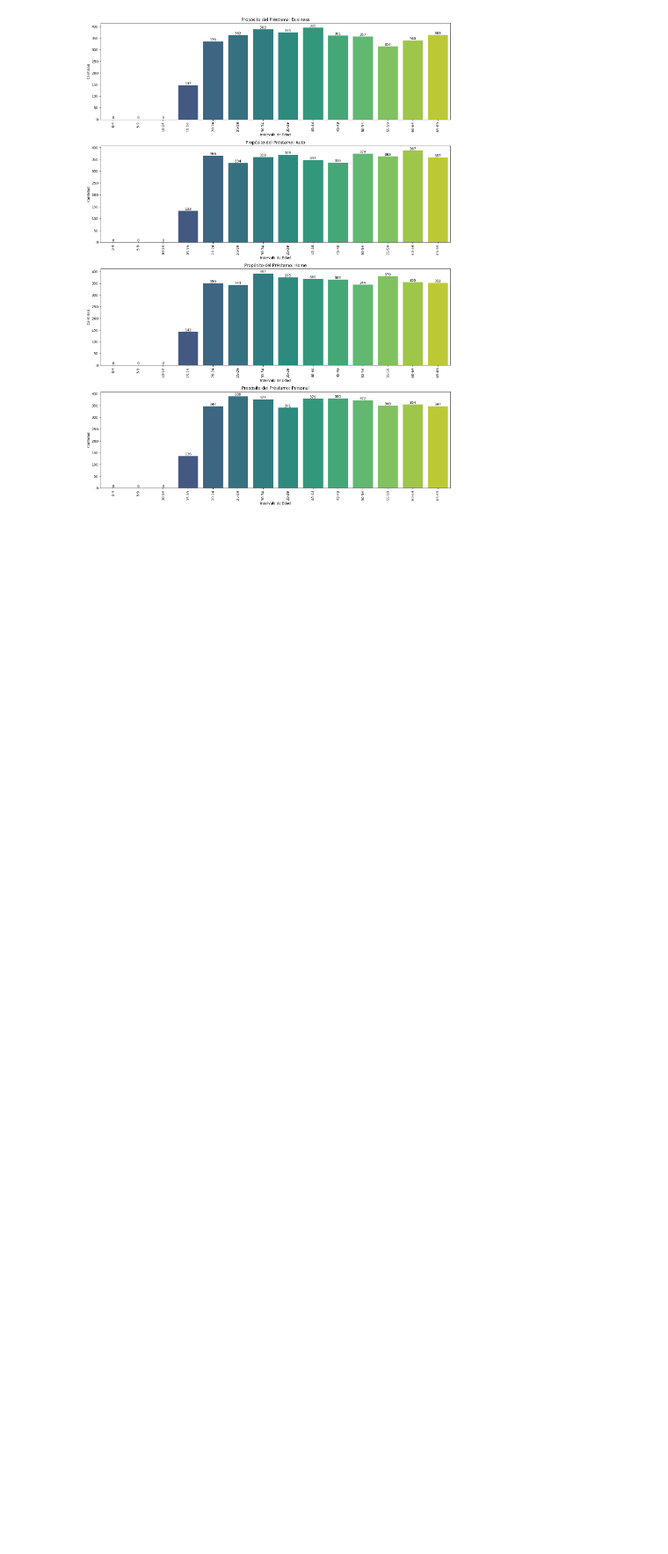
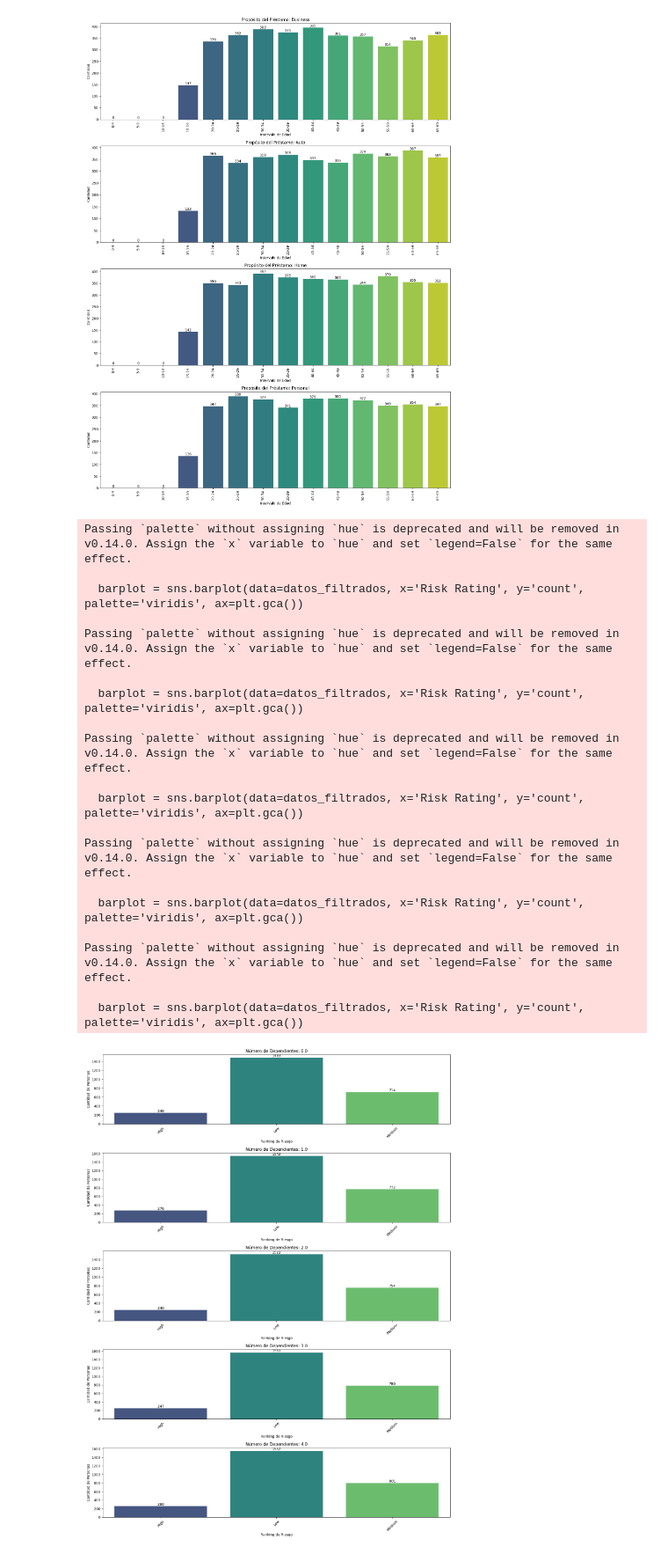
Before and after one commit to NFGI/Magister, a Jupyter notebook: magister/notebooks/03_Visualizacion.ipynb, the cells around one changed output. Shown at 88% size. Cells and saved outputs as stored; diff of their text form; code cells hidden in the pictures; blank space fills up the shorter version.

```diff
--- a/magister/notebooks/03_Visualizacion.ipynb
+++ b/magister/notebooks/03_Visualizacion.ipynb
@@ -198,3 +220,59 @@ Passing `palette` without assigning `hue` is deprecated and will be removed in v
 
   barplot = sns.barplot(data=contar, x='intervalo por edad', y='count', palette='viridis', ax=plt.gca())
 [figure]
+# %%
+dependientes_por_riesgo = ac.groupby(['Risk Rating', 'Number of Dependents']).size().reset_index(name='count')
+
+# Configurar la figura para los gráficos
+plt.figure(figsize=(15, 20))
+
+# Números de dependientes únicos
+numeros_dependientes = dependientes_por_riesgo['Number of Dependents'].unique()
+
+# Generar un gráfico para cada número de dependientes
+for i, num_dependientes in enumerate(numeros_dependientes, 1):
+    plt.subplot(len(numeros_dependientes), 1, i)
+    datos_filtrados = dependientes_por_riesgo[dependientes_por_riesgo['Number of Dependents'] == num_dependientes]
+
+    # Graficar los datos
+    barplot = sns.barplot(data=datos_filtrados, x='Risk Rating', y='count', palette='viridis', ax=plt.gca())
+    plt.title(f'Número de Dependientes: {num_dependientes}')
+    plt.xlabel('Ranking de Riesgo')
+    plt.ylabel('Cantidad de Personas')
+    plt.xticks(rotation=45)
+
+    # Añadir los números en cada barra
+    for p in barplot.patches:
+        height = p.get_height()
+        barplot.annotate(f'{int(height)}',
+                         (p.get_x() + p.get_width() / 2., height),
+                         ha='center', va='center',
+                         xytext=(0, 5),
+                         textcoords='offset points')
+
+# Ajustar el layout para que no se solapen los gráficos
+plt.tight_layout()
+
+# Mostrar los gráficos
+plt.show()
+# %% [output]
+Passing `palette` without assigning `hue` is deprecated and will be removed in v0.14.0. Assign the `x` variable to `hue` and set `legend=False` for the same effect.
+
+  barplot = sns.barplot(data=datos_filtrados, x='Risk Rating', y='count', palette='viridis', ax=plt.gca())
+
+Passing `palette` without assigning `hue` is deprecated and will be removed in v0.14.0. Assign the `x` variable to `hue` and set `legend=False` for the same effect.
+
+  barplot = sns.barplot(data=datos_filtrados, x='Risk Rating', y='count', palette='viridis', ax=plt.gca())
+
+Passing `palette` without assigning `hue` is deprecated and will be removed in v0.14.0. Assign the `x` variable to `hue` and set `legend=False` for the same effect.
+
+  barplot = sns.barplot(data=datos_filtrados, x='Risk Rating', y='count', palette='viridis', ax=plt.gca())
+
+Passing `palette` without assigning `hue` is deprecated and will be removed in v0.14.0. Assign the `x` variable to `hue` and set `legend=False` for the same effect.
+
+  barplot = sns.barplot(data=datos_filtrados, x='Risk Rating', y='count', palette='viridis', ax=plt.gca())
+
+Passing `palette` without assigning `hue` is deprecated and will be removed in v0.14.0. Assign the `x` variable to `hue` and set `legend=False` for the same effect.
+
+  barplot = sns.barplot(data=datos_filtrados, x='Risk Rating', y='count', palette='viridis', ax=plt.gca())
+[figure, added]
```
Also changed, not shown: parts of 5 cells of this notebook, 2 other files.
